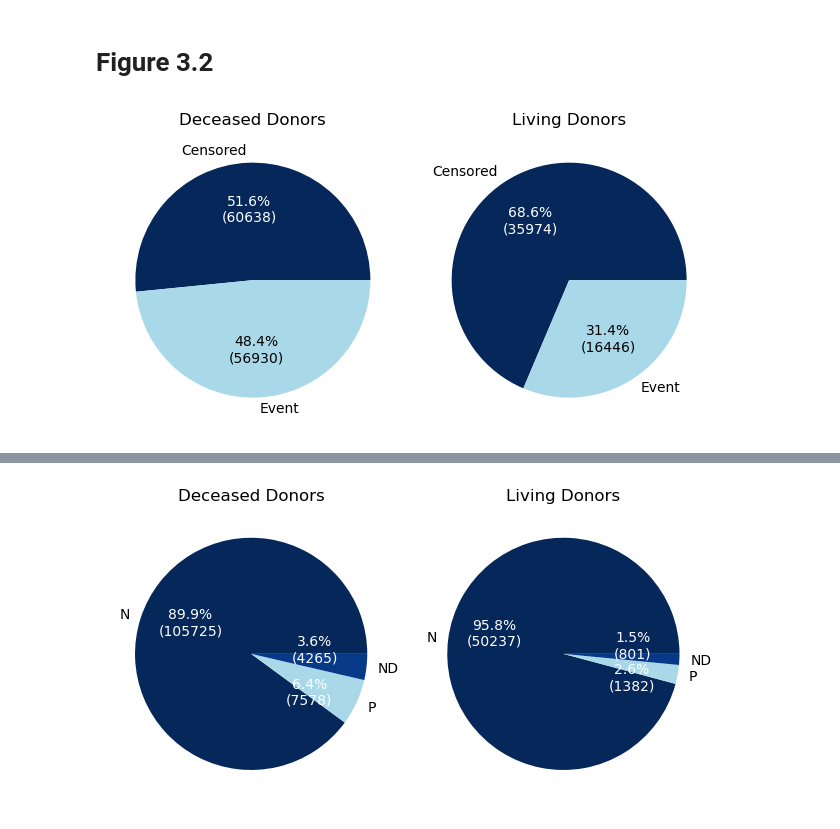
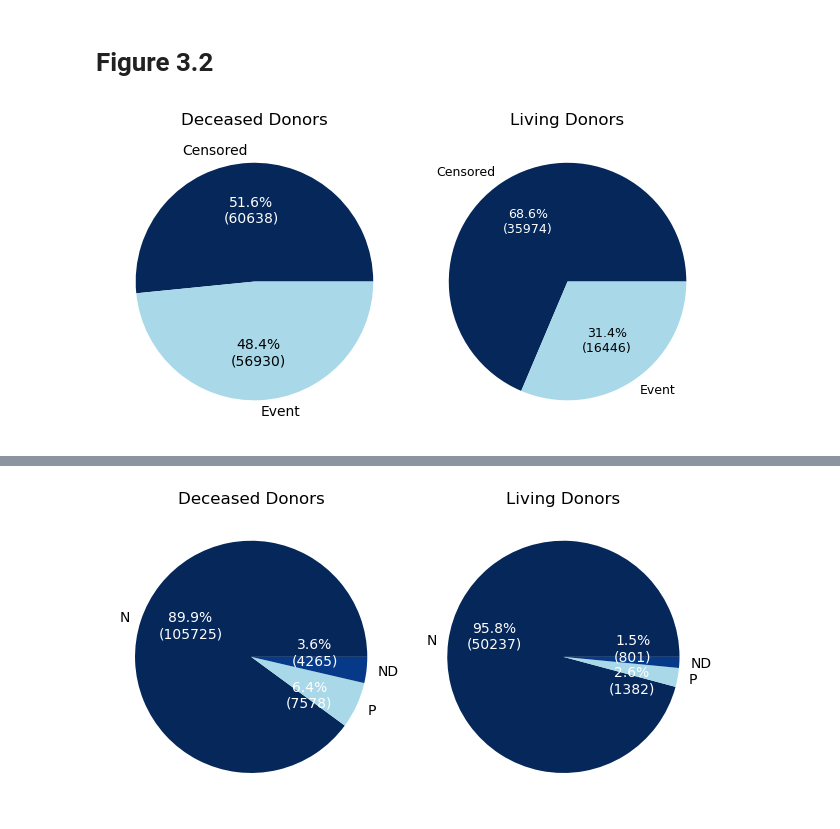
Before and after one commit to krllstdn/BachelorProject, a Jupyter notebook: Code/data_analysis.ipynb, the cells around one changed output, grey strips where cells are left out. Cells and saved outputs as stored; diff of their text form; code cells hidden in the pictures.

Commit message:
Fixing figures WIP 3

```diff
--- a/Code/data_analysis.ipynb
+++ b/Code/data_analysis.ipynb
@@ -57,37 +57,38 @@ ax1.set_title("Deceased Donors")
 
 # Customize text properties for the first subplot
 for i, autotext in enumerate(autotexts1):
-    if i == 0:  # First category
+    if i == 0:
         autotext.set_color(
             "white"
         )  # Adjust this to a color that contrasts well with your dark color
     else:  # Second category
         autotext.set_color("black")  # Assuming the second color is bright
 
 # Plot on the second subplot
 living_counts = living["PSTATUS"].value_counts()
 wedges2, texts2, autotexts2 = ax2.pie(
     living_counts,
     labels=["Censored", "Event"],
     autopct=lambda pct: custom_autopct(pct, living_counts),
     colors=colors,
+    textprops={"fontsize": 9},
 )
 ax2.set_title("Living Donors")
 
 # Customize text properties for the second subplot
 for i, autotext in enumerate(autotexts2):
-    if i == 0:  # First category
+    if i == 0:
         autotext.set_color(
             "white"
         )  # Adjust this to a color that contrasts well with your dark color
     else:  # Second category
         autotext.set_color("black")  # Assuming the second color is bright
 
 path = "../Thesis/Images/EDA/"
 plt.savefig(path + "censoring-pie.pdf", bbox_inches='tight')
 
 # Adjust the layout and display the plot
 plt.tight_layout()
 plt.show()
 # %% [output]
-[figure, old version]
+[figure, new version]
```
Also changed, not shown: parts of 9 cells of this notebook, 5 other files.
